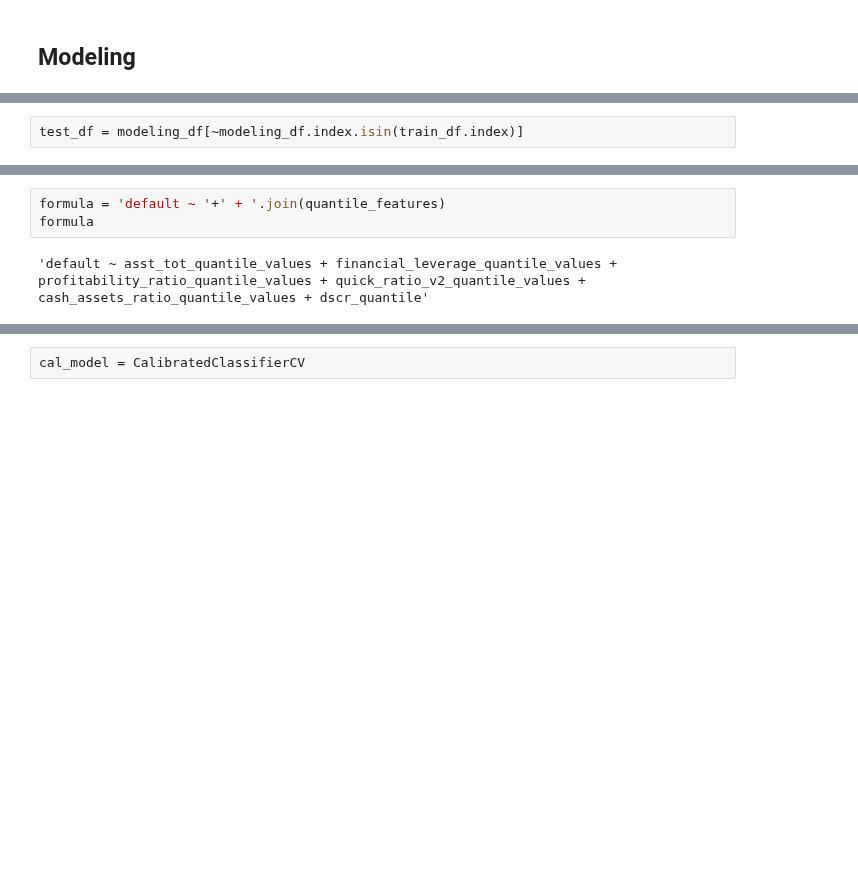
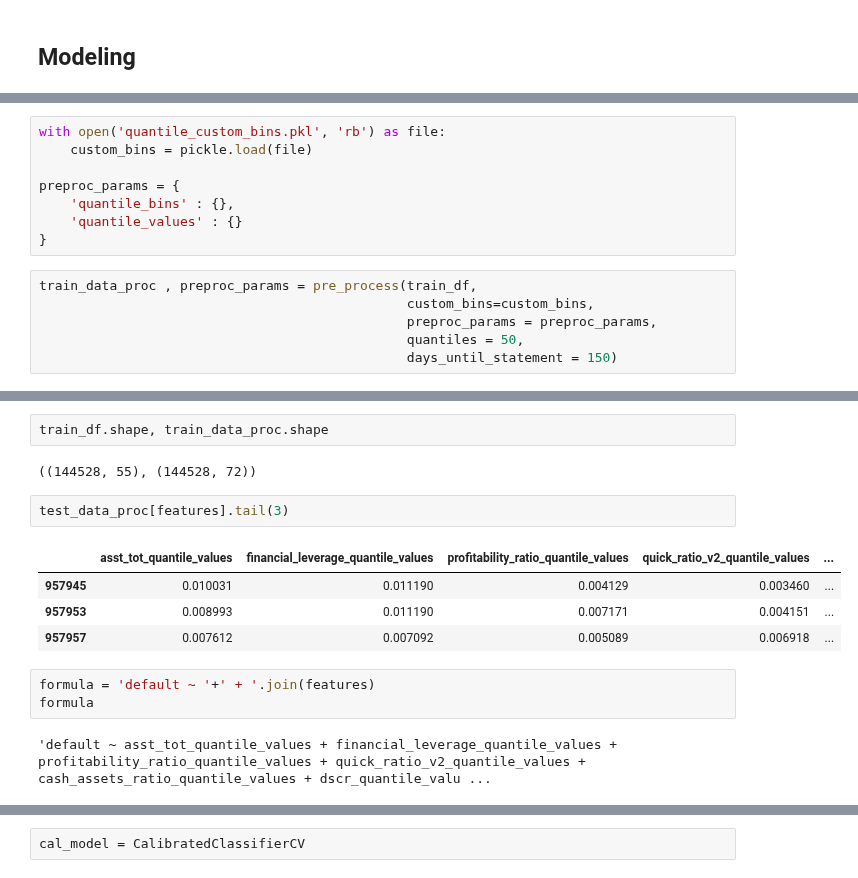
Before and after one commit to Juanroalvarado/ml-finance-credit-default, a Jupyter notebook: modeling/lr_modeling.ipynb, the cells around one changed output, grey strips where cells are left out. Cells and saved outputs as stored; diff of their text form; blank space fills up the shorter version.

```diff
--- a/modeling/lr_modeling.ipynb
+++ b/modeling/lr_modeling.ipynb
@@ -106,2 +56,0 @@ train_df = modeling_df.iloc[:int(len(modeling_df)*0.8)]
-# %%
-test_df = modeling_df[~modeling_df.index.isin(train_df.index)]
@@ -142,0 +61,14 @@ quantile_features = [
+# %%
+with open('quantile_custom_bins.pkl', 'rb') as file:
+    custom_bins = pickle.load(file)
+
+preproc_params = {
+    'quantile_bins' : {},
+    'quantile_values' : {}
+}
+# %%
+train_data_proc , preproc_params = pre_process(train_df,
+                                               custom_bins=custom_bins,
+                                               preproc_params = preproc_params,
+                                               quantiles = 50,
+                                               days_until_statement = 150)
@@ -143,6 +108,17 @@ quantile_features = [
+# %%
+train_df.shape, train_data_proc.shape
+# %% [output]
+((144528, 55), (144528, 72))
+# %%
+test_data_proc[features].tail(3)
+# %% [output]
+|  | asst_tot_quantile_values | financial_leverage_quantile_values | profitability_ratio_quantile_values | quick_ratio_v2_quantile_values | ... |
+| 957945 | 0.010031 | 0.011190 | 0.004129 | 0.003460 | ... |
+| 957953 | 0.008993 | 0.011190 | 0.007171 | 0.004151 | ... |
+| 957957 | 0.007612 | 0.007092 | 0.005089 | 0.006918 | ... |
 # %%
-formula = 'default ~ '+' + '.join(quantile_features)
+formula = 'default ~ '+' + '.join(features)
 formula
 # %% [output]
-'default ~ asst_tot_quantile_values + financial_leverage_quantile_values + profitability_ratio_quantile_values + quick_ratio_v2_quantile_values + cash_assets_ratio_quantile_values + dscr_quantile'
+'default ~ asst_tot_quantile_values + financial_leverage_quantile_values + profitability_ratio_quantile_values + quick_ratio_v2_quantile_values + cash_assets_ratio_quantile_values + dscr_quantile_valu ...
 # %%
```
Also changed, not shown: parts of 52 cells of this notebook, 9 other files.
